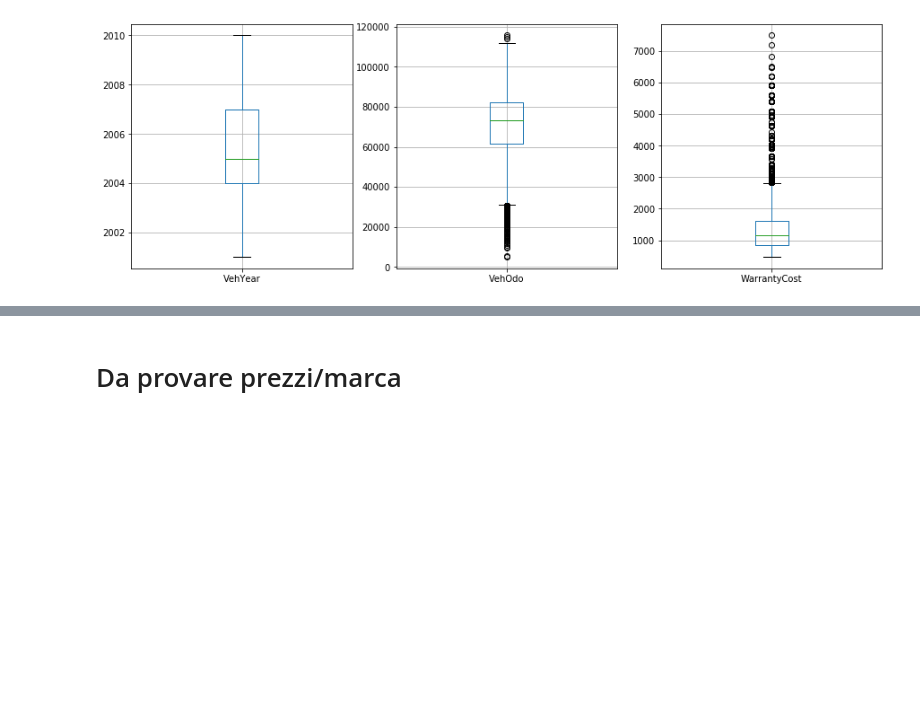
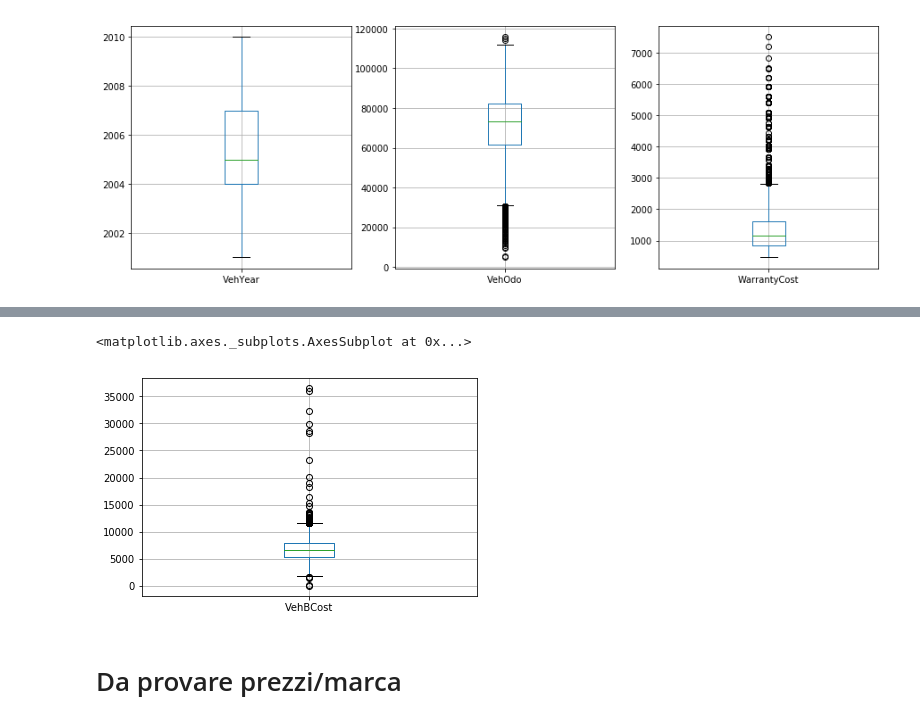
Before and after one commit to andybbruno/DataMining, a Jupyter notebook: DataUnderstanding.ipynb, the cells around one changed output, grey strips where cells are left out. Saved outputs shown, nothing was run; the diff lists cells and outputs as text; code cells hidden in the pictures; blank space fills up the shorter version.

```diff
--- a/DataUnderstanding.ipynb
+++ b/DataUnderstanding.ipynb
@@ -185,3 +195,8 @@ df.boxplot(column=['VehBCost','AAAP','CAAP'])
+# %%
+df.boxplot(column=['VehBCost'])
+# %% [output]
+<matplotlib.axes._subplots.AxesSubplot at 0x...>
+[figure, added]
 # %% [markdown]
 # Da provare prezzi/marca
 # %%
```
Also changed, not shown: parts of 18 cells of this notebook.
